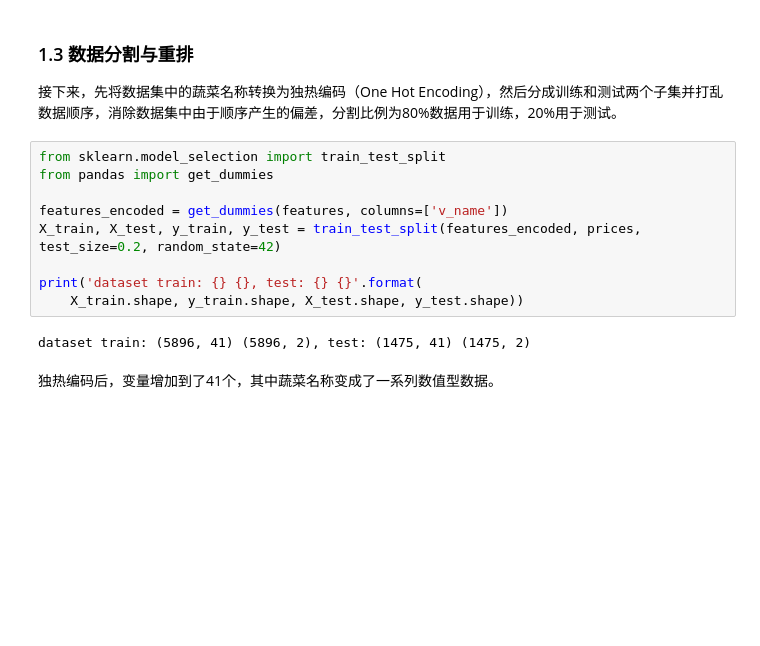
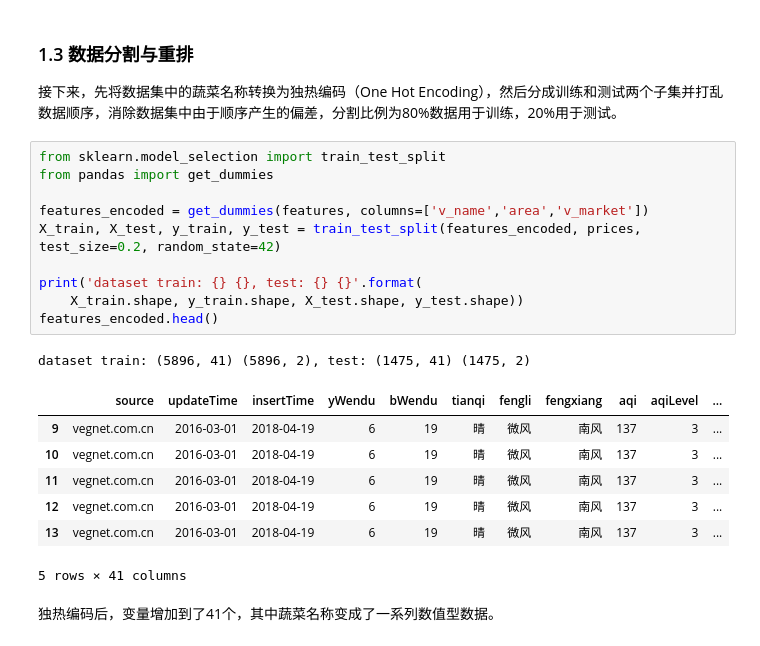
Before and after one commit to leesper/Vegetables_Price, a Jupyter notebook: vegetable_price_model.ipynb, the cells around one changed output. Drawn from its saved outputs; the diff is of its cells as text; blank space fills up the shorter version.

```diff
--- a/vegetable_price_model.ipynb
+++ b/vegetable_price_model.ipynb
@@ -66,14 +66,22 @@ data.describe()
 # %%
 from sklearn.model_selection import train_test_split
 from pandas import get_dummies
 
-features_encoded = get_dummies(features, columns=['v_name'])
+features_encoded = get_dummies(features, columns=['v_name','area','v_market'])
 X_train, X_test, y_train, y_test = train_test_split(features_encoded, prices, test_size=0.2, random_state=42)
 
 print('dataset train: {} {}, test: {} {}'.format(
     X_train.shape, y_train.shape, X_test.shape, y_test.shape))
+features_encoded.head()
 # %% [output]
 dataset train: (5896, 41) (5896, 2), test: (1475, 41) (1475, 2)
+|  | source | updateTime | insertTime | yWendu | bWendu | tianqi | fengli | fengxiang | aqi | aqiLevel | ... |
+| 9 | vegnet.com.cn | 2016-03-01 | 2018-04-19 | 6 | 19 | 晴 | 微风 | 南风 | 137 | 3 | ... |
+| 10 | vegnet.com.cn | 2016-03-01 | 2018-04-19 | 6 | 19 | 晴 | 微风 | 南风 | 137 | 3 | ... |
+| 11 | vegnet.com.cn | 2016-03-01 | 2018-04-19 | 6 | 19 | 晴 | 微风 | 南风 | 137 | 3 | ... |
+| 12 | vegnet.com.cn | 2016-03-01 | 2018-04-19 | 6 | 19 | 晴 | 微风 | 南风 | 137 | 3 | ... |
+| 13 | vegnet.com.cn | 2016-03-01 | 2018-04-19 | 6 | 19 | 晴 | 微风 | 南风 | 137 | 3 | ... |
+5 rows × 41 columns
 # %% [markdown]
 独热编码后，变量增加到了41个，其中蔬菜名称变成了一系列数值型数据。
 # %% [markdown]
```
Also changed, not shown: parts of 10 cells of this notebook, 3 other files.
